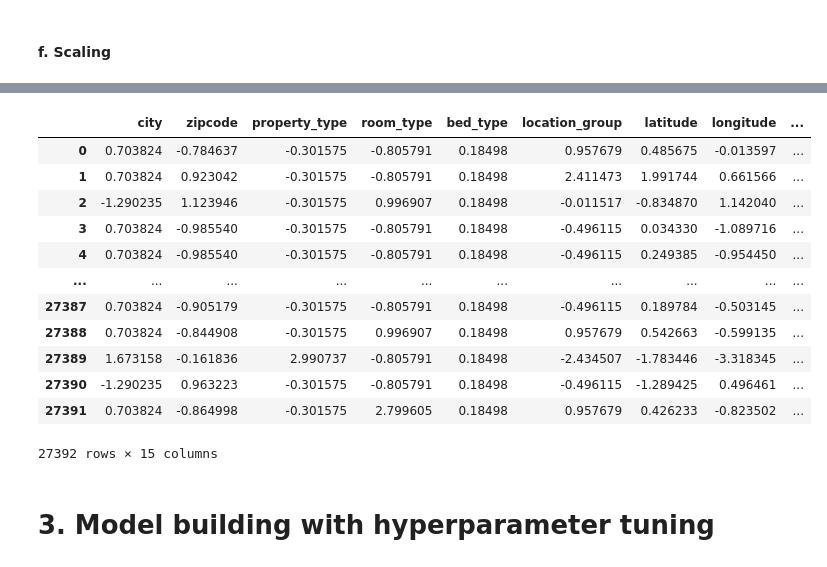
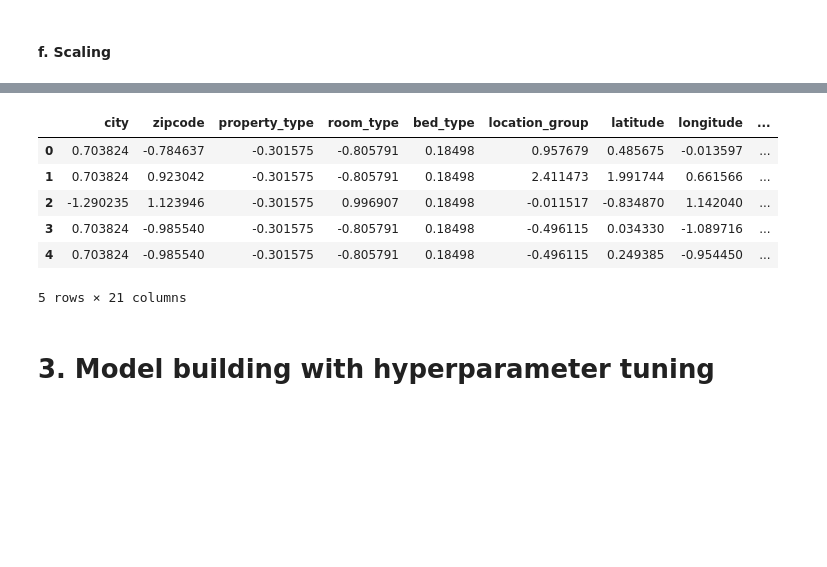
Before and after one commit to sheikh989/Airbnb_Case_study, a Jupyter notebook: Case_study.ipynb, the cells around one changed output, grey strips where cells are left out. Saved outputs shown, nothing was run; the diff lists cells and outputs as text; code cells hidden in the pictures; blank space fills up the shorter version.

```diff
--- a/Case_study.ipynb
+++ b/Case_study.ipynb
@@ -479,20 +560,17 @@ dt.head()
 # %%
 scaler_std=StandardScaler()
+
 scaled_data=dt.drop('price',axis=1)
+scaled_data = scaled_data.select_dtypes(include=[np.number])
+
 scaled_data[scaled_data.columns]=scaler_std.fit_transform(scaled_data)
 scaled_data['price']=dt['price']
-scaled_data
+scaled_data.head()
 # %% [output]
 |  | city | zipcode | property_type | room_type | bed_type | location_group | latitude | longitude | ... |
 | 0 | 0.703824 | -0.784637 | -0.301575 | -0.805791 | 0.18498 | 0.957679 | 0.485675 | -0.013597 | ... |
 | 1 | 0.703824 | 0.923042 | -0.301575 | -0.805791 | 0.18498 | 2.411473 | 1.991744 | 0.661566 | ... |
 | 2 | -1.290235 | 1.123946 | -0.301575 | 0.996907 | 0.18498 | -0.011517 | -0.834870 | 1.142040 | ... |
 | 3 | 0.703824 | -0.985540 | -0.301575 | -0.805791 | 0.18498 | -0.496115 | 0.034330 | -1.089716 | ... |
 | 4 | 0.703824 | -0.985540 | -0.301575 | -0.805791 | 0.18498 | -0.496115 | 0.249385 | -0.954450 | ... |
-| ... | ... | ... | ... | ... | ... | ... | ... | ... | ... |
-| 27387 | 0.703824 | -0.905179 | -0.301575 | -0.805791 | 0.18498 | -0.496115 | 0.189784 | -0.503145 | ... |
-| 27388 | 0.703824 | -0.844908 | -0.301575 | 0.996907 | 0.18498 | 0.957679 | 0.542663 | -0.599135 | ... |
-| 27389 | 1.673158 | -0.161836 | 2.990737 | -0.805791 | 0.18498 | -2.434507 | -1.783446 | -3.318345 | ... |
-| 27390 | -1.290235 | 0.963223 | -0.301575 | -0.805791 | 0.18498 | -0.496115 | -1.289425 | 0.496461 | ... |
-| 27391 | 0.703824 | -0.864998 | -0.301575 | 2.799605 | 0.18498 | 0.957679 | 0.426233 | -0.823502 | ... |
-27392 rows × 15 columns
+5 rows × 21 columns
```
Also changed, not shown: parts of 24 cells of this notebook, 11 other files.
